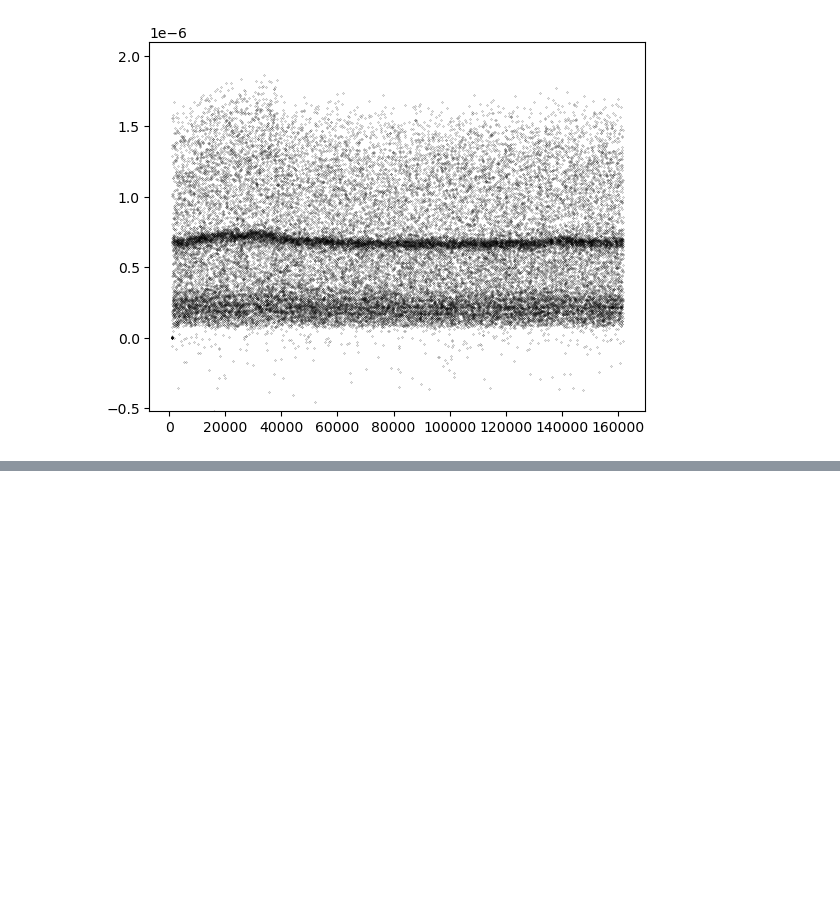
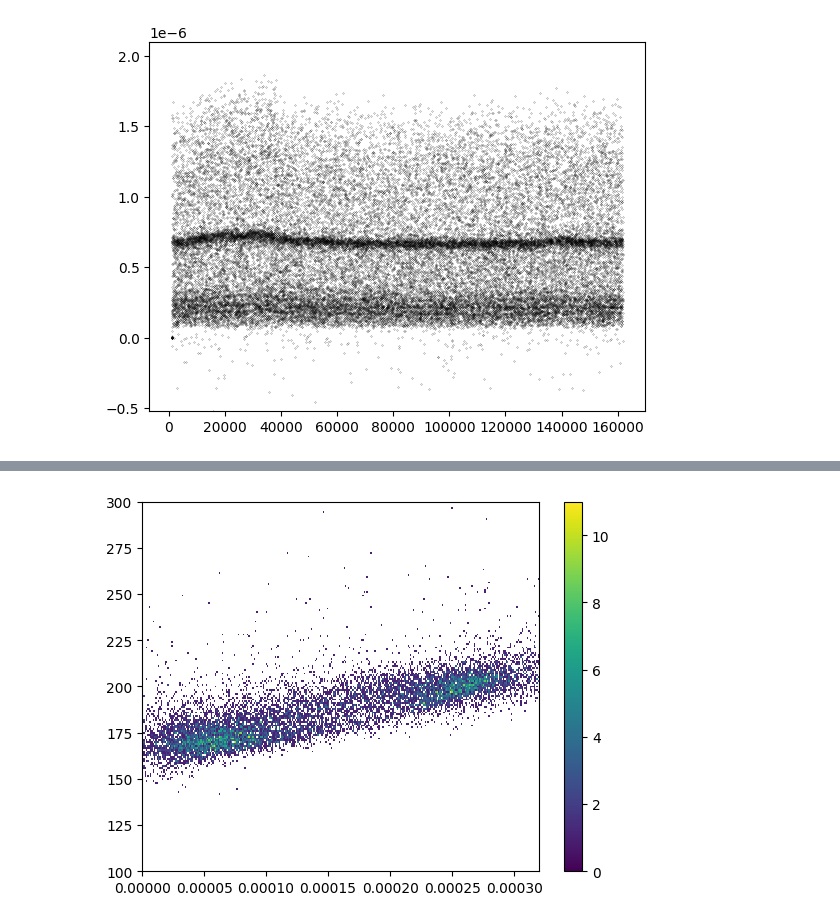
Before and after one commit to villano-lab/R76Analysis, a Jupyter notebook: Tutorial_Replication.ipynb, the cells around one changed output, grey strips where cells are left out. Cells and saved outputs as stored; diff of their text form; code cells hidden in the pictures; blank space fills up the shorter version.

```diff
--- a/Tutorial_Replication.ipynb
+++ b/Tutorial_Replication.ipynb
@@ -161,0 +214,15 @@ plt.plot(np.linspace(-3,3,100),gauss(np.linspace(-3,3,100)),color='green')
+# %%
+fig = plt.figure()
+
+cmap = cm.viridis.copy()
+cmap.set_under('w')
+
+h = plt.hist2d(z[0]["PTINTall"][~crand[0] & cam[0] & ctime0[0]],
+               z[0]["PTwid"][~crand[0] & cam[0] & ctime0[0]],
+               bins=[np.linspace(0,0.32e-3,300),np.linspace(100,300,200)],cmap=cmap,vmin=1e-10)
+                #force white bg instead of purple to help comparison.
+
+fig.colorbar(h[3])
+plt.show()
+# %% [output]
+[figure, added]
```
Also changed, not shown: parts of 24 cells of this notebook.
